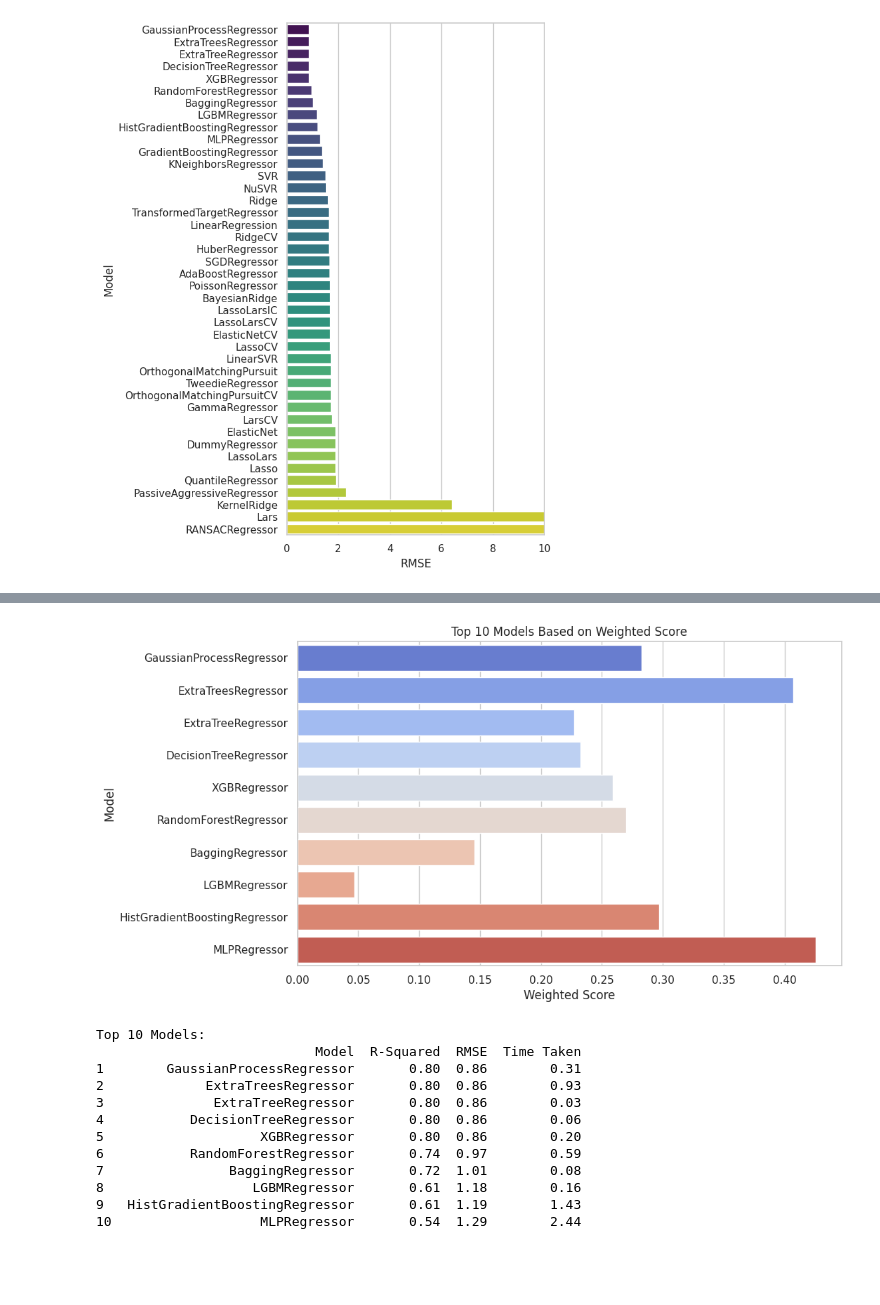
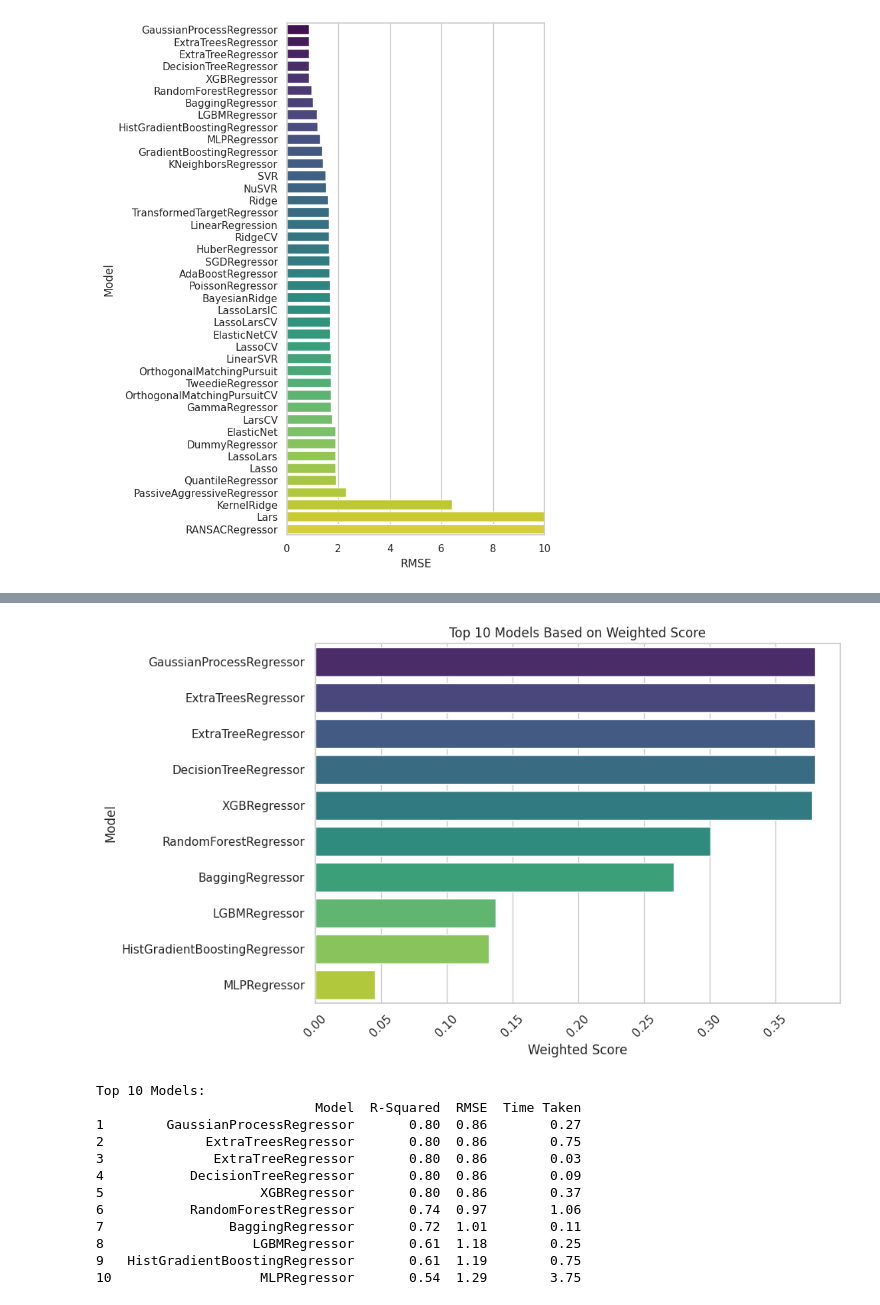
Before and after one commit to 221805/ACE-Targeted-Drug-Discovery, a Jupyter notebook: Angiotensin_converting_enzyme_part_5.ipynb, the cells around one changed output, grey strips where cells are left out. Cells and saved outputs as stored; diff of their text form; code cells hidden in the pictures; blank space fills up the shorter version.

```diff
--- a/Angiotensin_converting_enzyme_part_5.ipynb
+++ b/Angiotensin_converting_enzyme_part_5.ipynb
@@ -212,48 +217,55 @@ ax.set(xlim=(0, 10))
 # %%
 import pandas as pd
 import matplotlib.pyplot as plt
 import seaborn as sns
 
-# Assuming 'predictions_train' is your DataFrame with the necessary columns
 # Rank models based on weighted scores (you can adjust weights based on your priority)
-weights = {'R-Squared': 0.6, 'RMSE': -0.3, 'Time Taken': 0.2 }
+weights = {'R-Squared': 0.8, 'RMSE': -0.3, 'Time Taken': 0 }
 
-# Calculate weighted score for each model
+# Assuming predictions_train is your DataFrame that has the columns 'R-Squared', 'RMSE', 'Time Taken', and 'Model'
 predictions_train['Weighted Score'] = (
     weights['R-Squared'] * predictions_train['R-Squared'] +
     weights['RMSE'] * predictions_train['RMSE'] +
     weights['Time Taken'] * predictions_train['Time Taken']
 )
 
 # Select top 10 models based on weighted score
-top_models = predictions_train.head(10).reset_index()  # Get the top 10 without sorting
+top_models = predictions_train.nlargest(10, 'Weighted Score').reset_index()
 
-# Plot the ranking with a color palette
+# Plot the ranking
 plt.figure(figsize=(10, 6))
-sns.barplot(x='Weighted Score', y='Model', data=top_models, palette='coolwarm')  # Choose color palette here
+
+# Create a horizontal bar plot
+sns.barplot(x='Weighted Score', y='Model', data=top_models, palette='viridis')
+
+# Customize the plot appearance
 plt.title('Top 10 Models Based on Weighted Score')
 plt.xlabel('Weighted Score')
 plt.ylabel('Model')
+plt.xticks(rotation=45)  # Rotate x-axis labels for better readability
+plt.tight_layout()  # Adjust layout to avoid clipping
+
+# Display the plot
 plt.show()
 
 # Display the details of top models
 top_models.index = top_models.index + 1
 print("Top 10 Models:")
 print(top_models[['Model', 'R-Squared', 'RMSE', 'Time Taken']])
 # %% [output]
-[figure, old version]
+[figure, new version]
 Top 10 Models:
                             Model  R-Squared  RMSE  Time Taken
-1        GaussianProcessRegressor       0.80  0.86        0.31
-2             ExtraTreesRegressor       0.80  0.86        0.93
+1        GaussianProcessRegressor       0.80  0.86        0.27
+2             ExtraTreesRegressor       0.80  0.86        0.75
 3              ExtraTreeRegressor       0.80  0.86        0.03
-4           DecisionTreeRegressor       0.80  0.86        0.06
-5                    XGBRegressor       0.80  0.86        0.20
-6           RandomForestRegressor       0.74  0.97        0.59
-7                BaggingRegressor       0.72  1.01        0.08
-8                   LGBMRegressor       0.61  1.18        0.16
-9   HistGradientBoostingRegressor       0.61  1.19        1.43
-10                   MLPRegressor       0.54  1.29        2.44
+4           DecisionTreeRegressor       0.80  0.86        0.09
+5                    XGBRegressor       0.80  0.86        0.37
+6           RandomForestRegressor       0.74  0.97        1.06
+7                BaggingRegressor       0.72  1.01        0.11
+8                   LGBMRegressor       0.61  1.18        0.25
+9   HistGradientBoostingRegressor       0.61  1.19        0.75
+10                   MLPRegressor       0.54  1.29        3.75
 # %%
 print(top_models)
 # %% [output]
```
Also changed, not shown: parts of 7 cells of this notebook.
